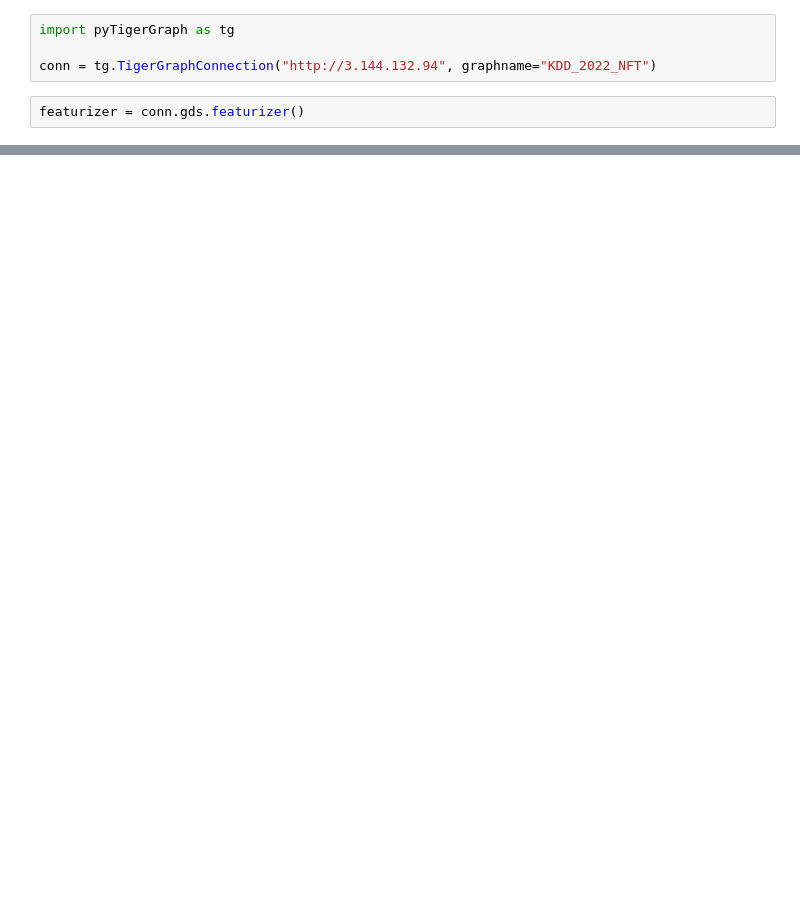
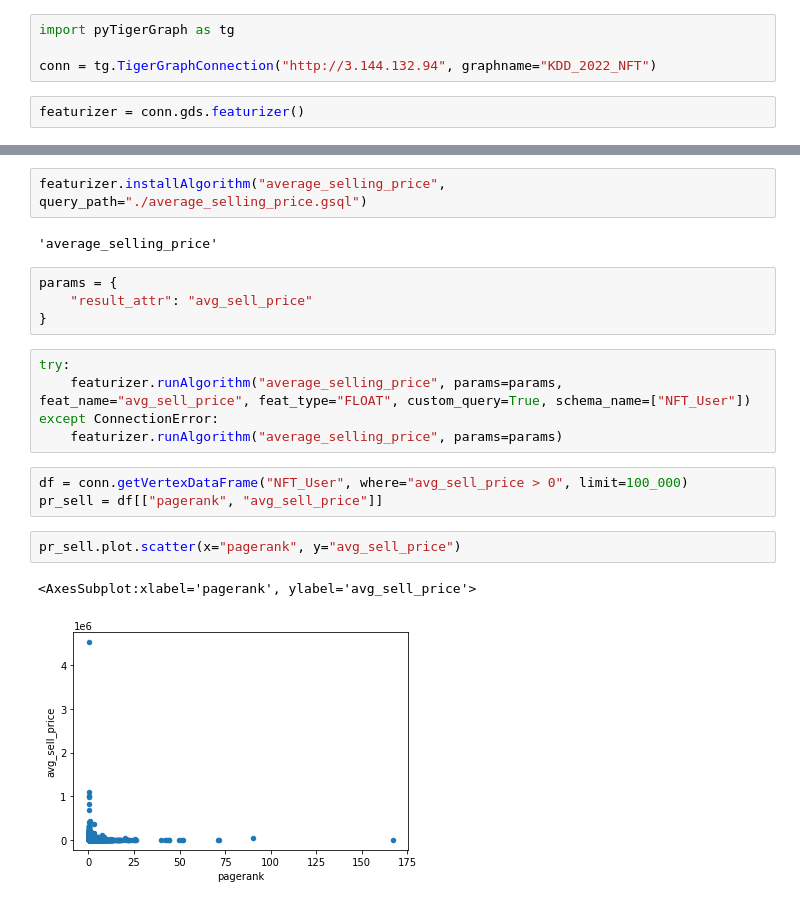
Before and after one commit to TigerGraph-DevLabs/kdd2022-tutorial, a Jupyter notebook: notebooks/graph_algorithms.ipynb, the cells around one changed output, grey strips where cells are left out. Cells and saved outputs as stored; diff of their text form; blank space fills up the shorter version.

```diff
--- a/notebooks/graph_algorithms.ipynb
+++ b/notebooks/graph_algorithms.ipynb
@@ -35,0 +77,21 @@ ConnectionError: Failed to create global schema change jobs: [add_VERTEX_attr_DL
+# %%
+featurizer.installAlgorithm("average_selling_price", query_path="./average_selling_price.gsql")
+# %% [output]
+'average_selling_price'
+# %%
+params = {
+    "result_attr": "avg_sell_price"
+}
+# %%
+try:
+    featurizer.runAlgorithm("average_selling_price", params=params, feat_name="avg_sell_price", feat_type="FLOAT", custom_query=True, schema_name=["NFT_User"])
+except ConnectionError:
+    featurizer.runAlgorithm("average_selling_price", params=params)
+# %%
+df = conn.getVertexDataFrame("NFT_User", where="avg_sell_price > 0", limit=100_000)
+pr_sell = df[["pagerank", "avg_sell_price"]]
+# %%
+pr_sell.plot.scatter(x="pagerank", y="avg_sell_price")
+# %% [output]
+<AxesSubplot:xlabel='pagerank', ylabel='avg_sell_price'>
+[figure, added]
```
Also changed, not shown: parts of 22 cells of this notebook, 2 other files.
